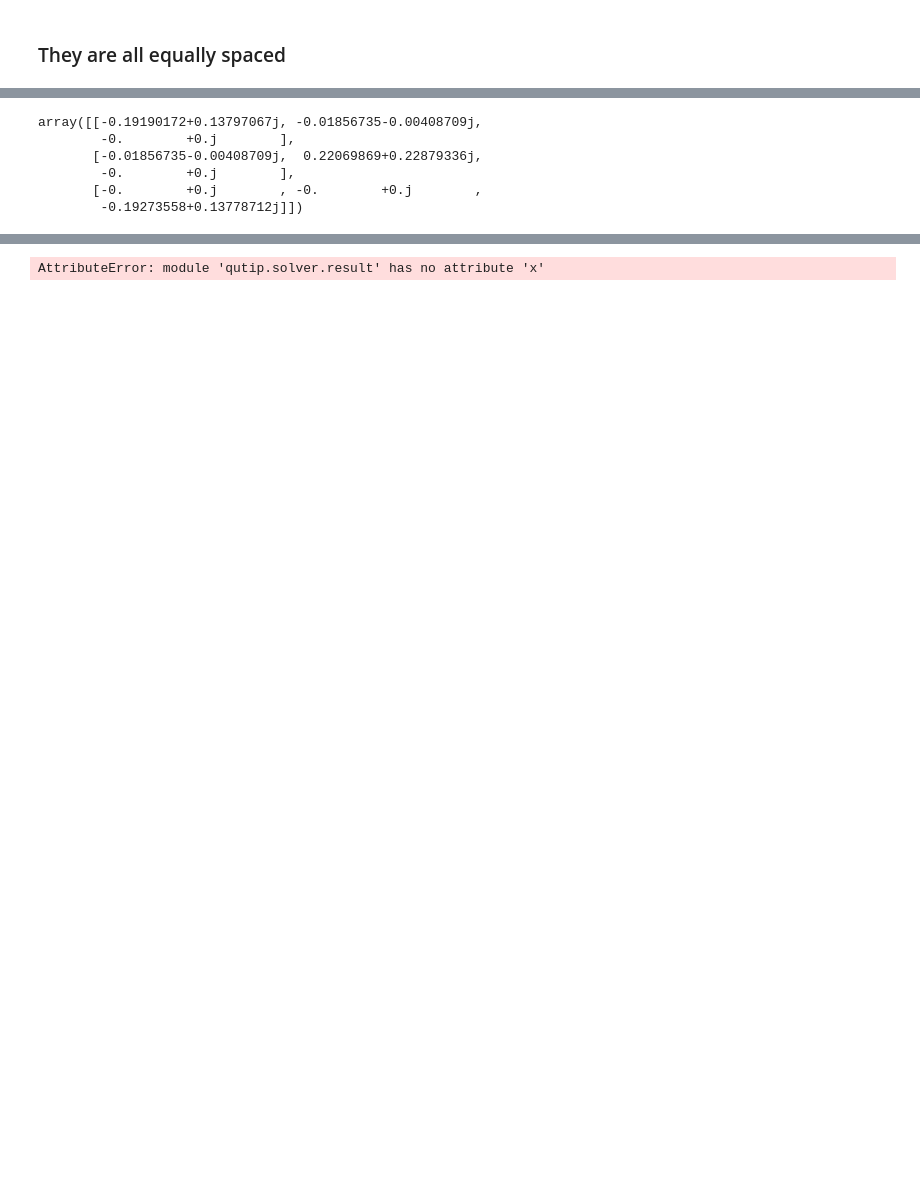
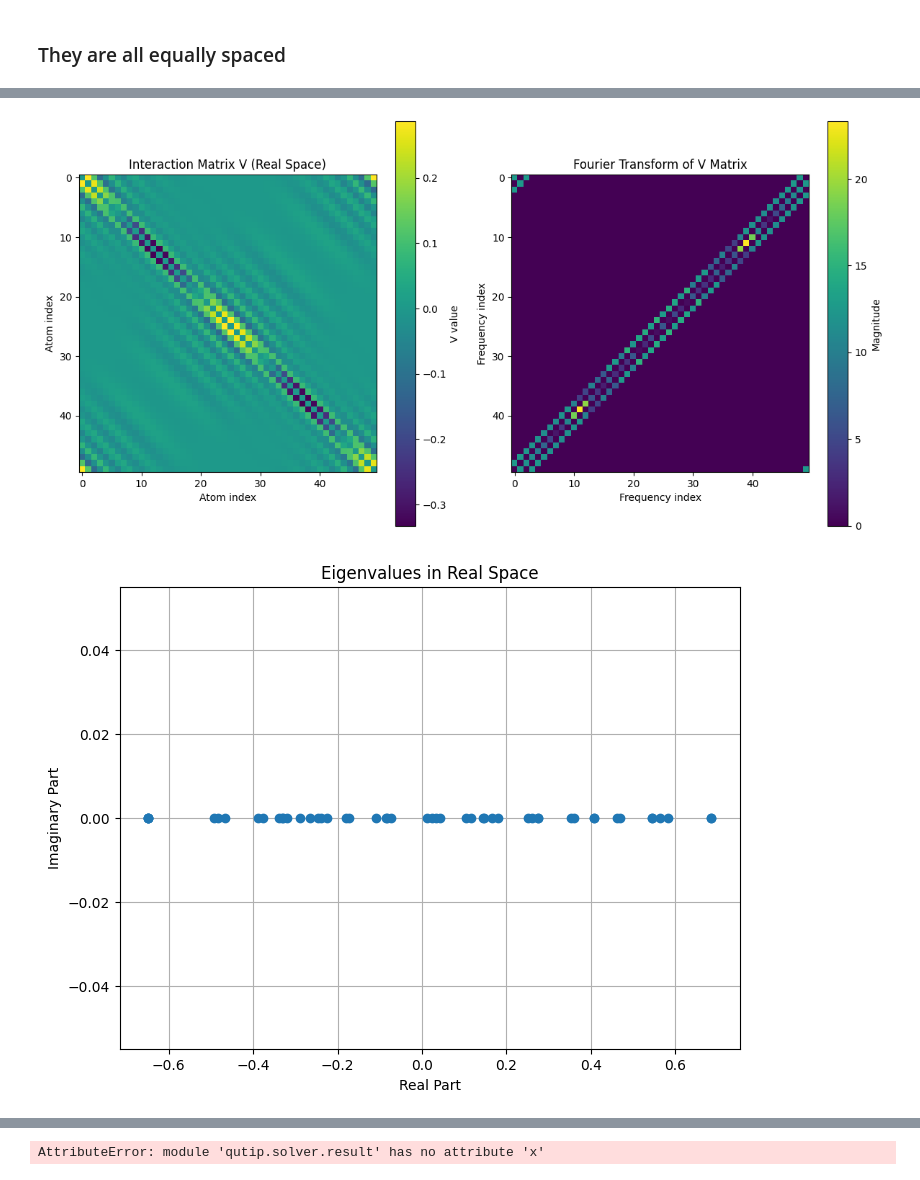
Before and after one commit to LBPhysics/GIT_Code_BA, a Jupyter notebook: Continuation/Qutip/Ring.ipynb, the cells around one changed output, grey strips where cells are left out. Saved outputs shown, nothing was run; the diff lists cells and outputs as text; code cells hidden in the pictures; blank space fills up the shorter version.

```diff
--- a/Continuation/Qutip/Ring.ipynb
+++ b/Continuation/Qutip/Ring.ipynb
@@ -133,18 +133,65 @@ def H_eff(distance = fixed_dist, dipoles = [dipole_vector() for _ in range(N)],
             H_eff_matrix[a, b] = matrix_element
     return Qobj(H_eff_matrix)
 # %%
-# diagonalization
+V_matrix = np.zeros((N, N))
 
-def G_tilde(k):
-    G = 0
+for i in range(N):
     for j in range(N):
-        G =+ np.exp(-1j* k * j * fixed_dist) * Green_tensor(positions[0], positions[1], 2*np.pi / fixed_lam)
-    return G
-G_tilde(0)
+        V_matrix[i, j] = V_coefficients(positions[i], positions[j])
+
+# Perform the Fourier transform
+from scipy.fft import fft2, fftshift
+V_fourier = fftshift(fft2(V_matrix))
+
+from numpy.linalg import eig
+# Compute the eigenvalues of the real-space matrix
+eigenvalues_real, _ = eig(V_matrix)
+
+# Perform the Fourier transform
+V_fourier = fftshift(fft2(V_matrix))
+
+# Compute the eigenvalues of the Fourier-transformed matrix
+eigenvalues_fourier, _ = eig(V_fourier)
+
+# Plot the results
+plt.figure(figsize=(12, 6))
+
+# Plot the real-space matrix V
+plt.subplot(1, 2, 1)
+plt.title('Interaction Matrix V (Real Space)')
+plt.imshow(V_matrix, cmap='viridis', interpolation='nearest')
+plt.colorbar(label='V value')
+plt.xlabel('Atom index')
+plt.ylabel('Atom index')
+
+# Plot the Fourier-space matrix V
+plt.subplot(1, 2, 2)
+plt.title('Fourier Transform of V Matrix')
+plt.imshow(np.abs(V_fourier), cmap='viridis', interpolation='nearest')
+plt.colorbar(label='Magnitude')
+plt.xlabel('Frequency index')
+plt.ylabel('Frequency index')
+
+plt.tight_layout()
+plt.show()
+
+# Plot the eigenvalues in real space
+plt.figure(figsize=(8, 6))
+plt.title('Eigenvalues in Real Space')
+plt.plot(np.real(eigenvalues_real), np.imag(eigenvalues_real), 'o')
+plt.xlabel('Real Part')
+plt.ylabel('Imaginary Part')
+plt.grid(True)
+plt.show()
+
+# Plot the eigenvalues in Fourier space
+plt.figure(figsize=(8, 6))
+plt.title('Eigenvalues in Fourier Space')
+plt.plot(np.real(eigenvalues_fourier), np.imag(eigenvalues_fourier), 'o')
+plt.xlabel('Real Part')
+plt.ylabel('Imaginary Part')
+plt.grid(True)
+plt.show()
 # %% [output]
-array([[-0.19190172+0.13797067j, -0.01856735-0.00408709j,
-        -0.        +0.j        ],
-       [-0.01856735-0.00408709j,  0.22069869+0.22879336j,
-        -0.        +0.j        ],
-       [-0.        +0.j        , -0.        +0.j        ,
-        -0.19273558+0.13778712j]])
+[figure, added]
+[figure, added]
```
Also changed, not shown: parts of 9 cells of this notebook, 4 other files.
